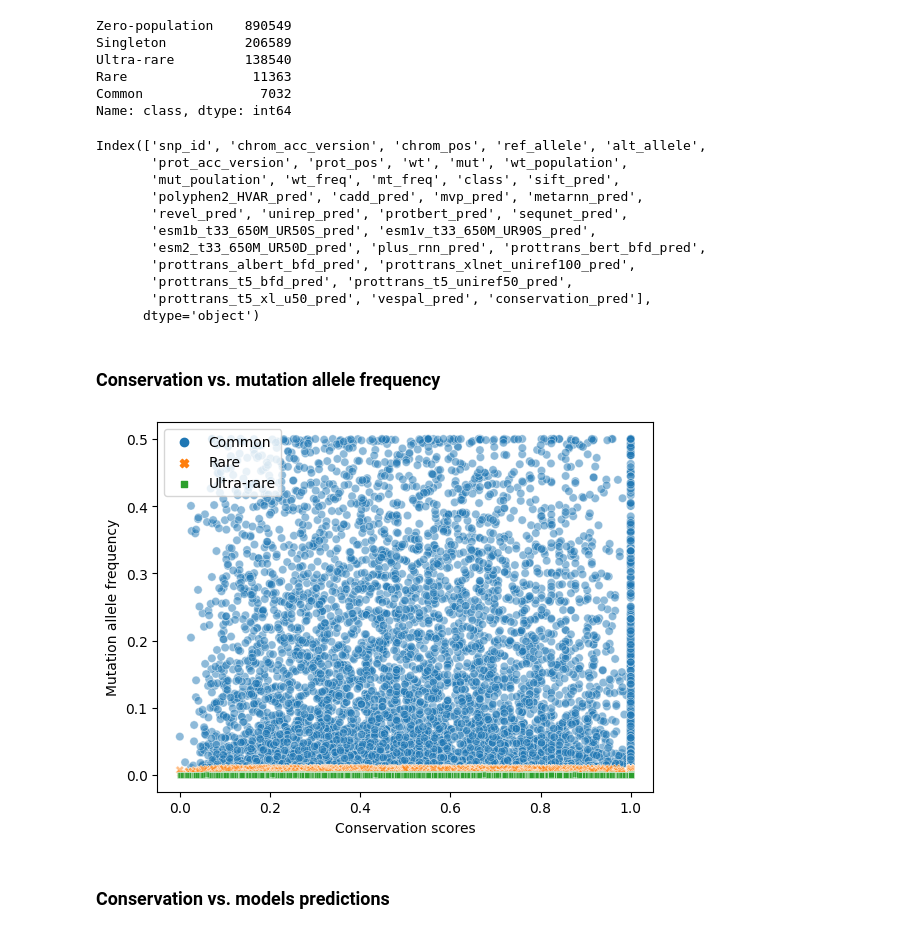
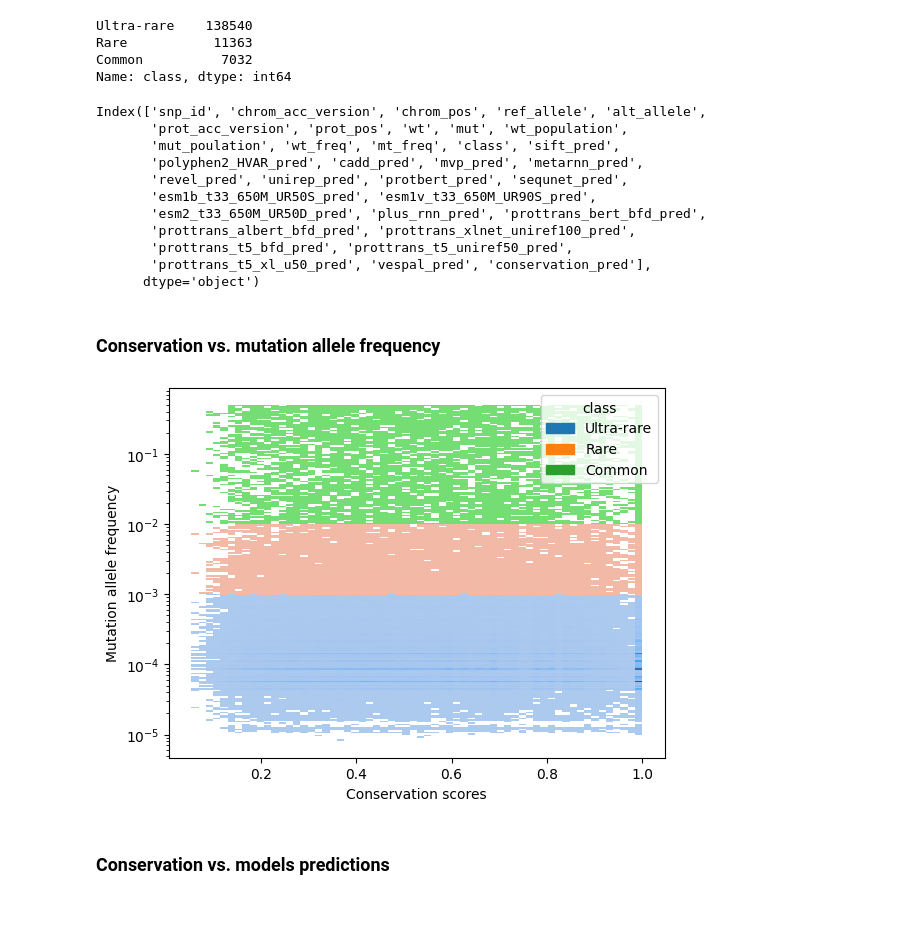
Before and after one commit to akabiraka/variant_effect_analysis, a Jupyter notebook: models/aa_common/plot_conservation_vs_others.ipynb, the cells around one changed output. Saved outputs shown, nothing was run; the diff lists cells and outputs as text; code cells hidden in the pictures.

```diff
--- a/models/aa_common/plot_conservation_vs_others.ipynb
+++ b/models/aa_common/plot_conservation_vs_others.ipynb
@@ -27,20 +27,22 @@ models_smaller_means_damaging = ["sequnet", "sift"]
 result_df = pd.read_csv(home_dir+f"models/aa_common/merged_predictions/popu_freq_analysis.csv", sep="\t")
 result_df = result_df[~pd.isna(result_df["conservation_pred"])]  # taking df for only non-NAN values
 
+result_df = result_df[(result_df["class"]!="Zero-population") & (result_df["class"]!="Singleton")]
+# print(result_df.shape)
+# print(result_df.columns)
 print(result_df["class"].value_counts())
-n_samples = 10000
-common = result_df[result_df["class"]=="Common"].sample(n=min(n_samples, result_df[result_df["class"]=="Common"].shape[0]))
-rare = result_df[result_df["class"]=="Rare"].sample(n=n_samples)
-ultra_rare = result_df[result_df["class"]=="Ultra-rare"].sample(n=n_samples)
-# result_df = result_df[(result_df["class"]=="Common") | (result_df["class"]=="Rare") | (result_df["class"]=="Ultra-rare")]
-result_df = pd.concat([common, rare, ultra_rare])
+
+# n_samples = 10000
+# common = result_df[result_df["class"]=="Common"].sample(n=min(n_samples, result_df[result_df["class"]=="Common"].shape[0]))
+# rare = result_df[result_df["class"]=="Rare"].sample(n=n_samples)
+# ultra_rare = result_df[result_df["class"]=="Ultra-rare"].sample(n=n_samples)
+# # result_df = result_df[(result_df["class"]=="Common") | (result_df["class"]=="Rare") | (result_df["class"]=="Ultra-rare")]
+# result_df = pd.concat([common, rare, ultra_rare])
 result_df.columns
 # %% [output]
-Zero-population    890549
-Singleton          206589
-Ultra-rare         138540
-Rare                11363
-Common               7032
+Ultra-rare    138540
+Rare           11363
+Common          7032
 Name: class, dtype: int64
 Index(['snp_id', 'chrom_acc_version', 'chrom_pos', 'ref_allele', 'alt_allele',
        'prot_acc_version', 'prot_pos', 'wt', 'mut', 'wt_population',
@@ -57,14 +59,13 @@ Index(['snp_id', 'chrom_acc_version', 'chrom_pos', 'ref_allele', 'alt_allele',
 ### Conservation vs. mutation allele frequency
 # %%
 plt.cla()
-sns.scatterplot(data=result_df, x="conservation_pred", y="mt_freq", hue="class", style="class", alpha=.5)
-plt.legend()
+sns.histplot(data=result_df, x="conservation_pred", y="mt_freq", hue="class", log_scale=(False, True))
 plt.xlabel("Conservation scores")
 plt.ylabel("Mutation allele frequency")
 # plt.show()
 plt.savefig(home_dir+f"models/aa_common/conservation_vs_model_preds_plots/conservation_vs_mt_freq.png", dpi=300, format="png", bbox_inches='tight', pad_inches=0.0)
 # %% [output]
-[figure, old version]
+[figure, new version]
 # %% [markdown]
 ### Conservation vs. models predictions
 # %%
```
Also changed, not shown: parts of 1 cell of this notebook, 2 other files.
